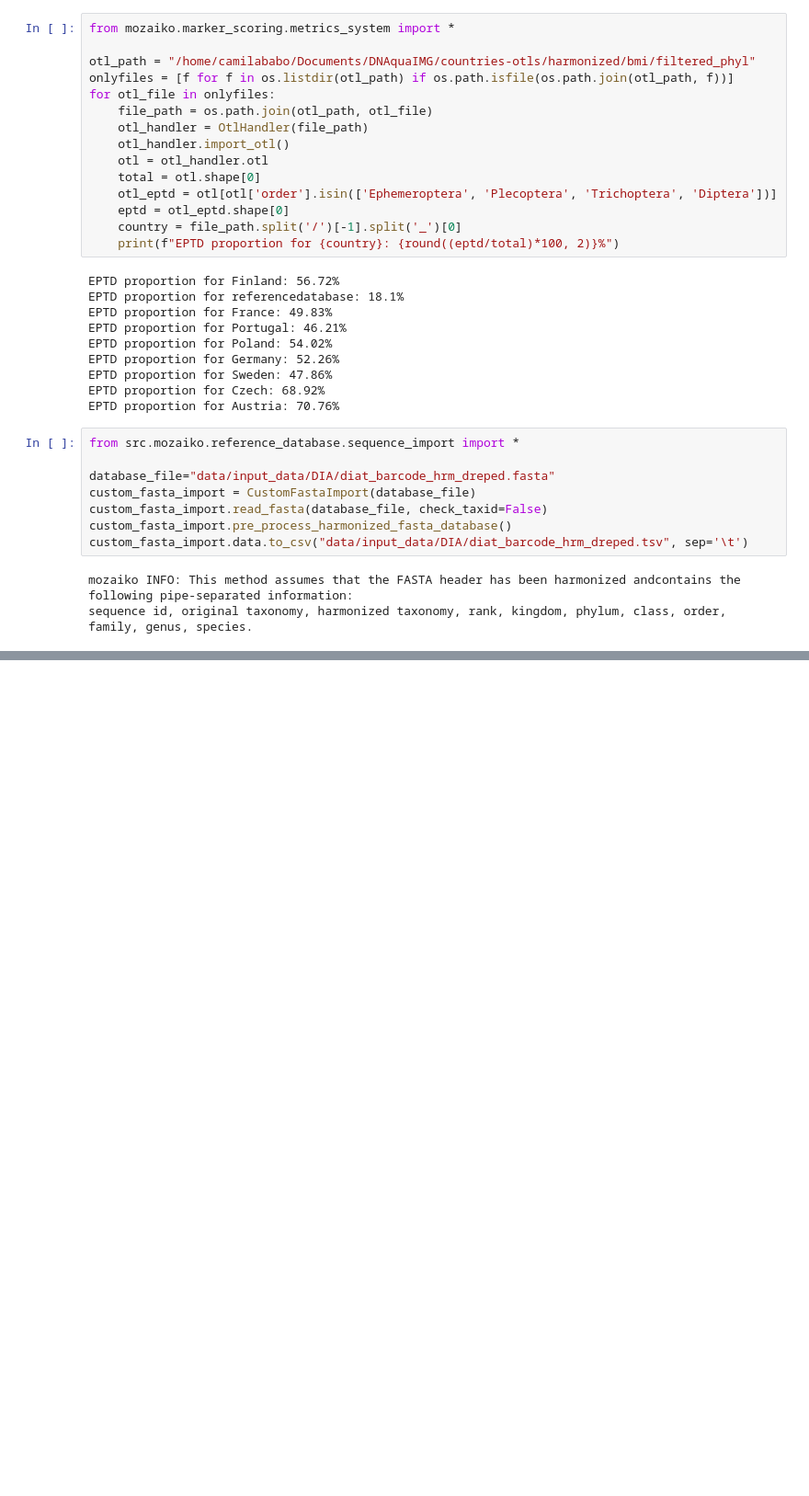
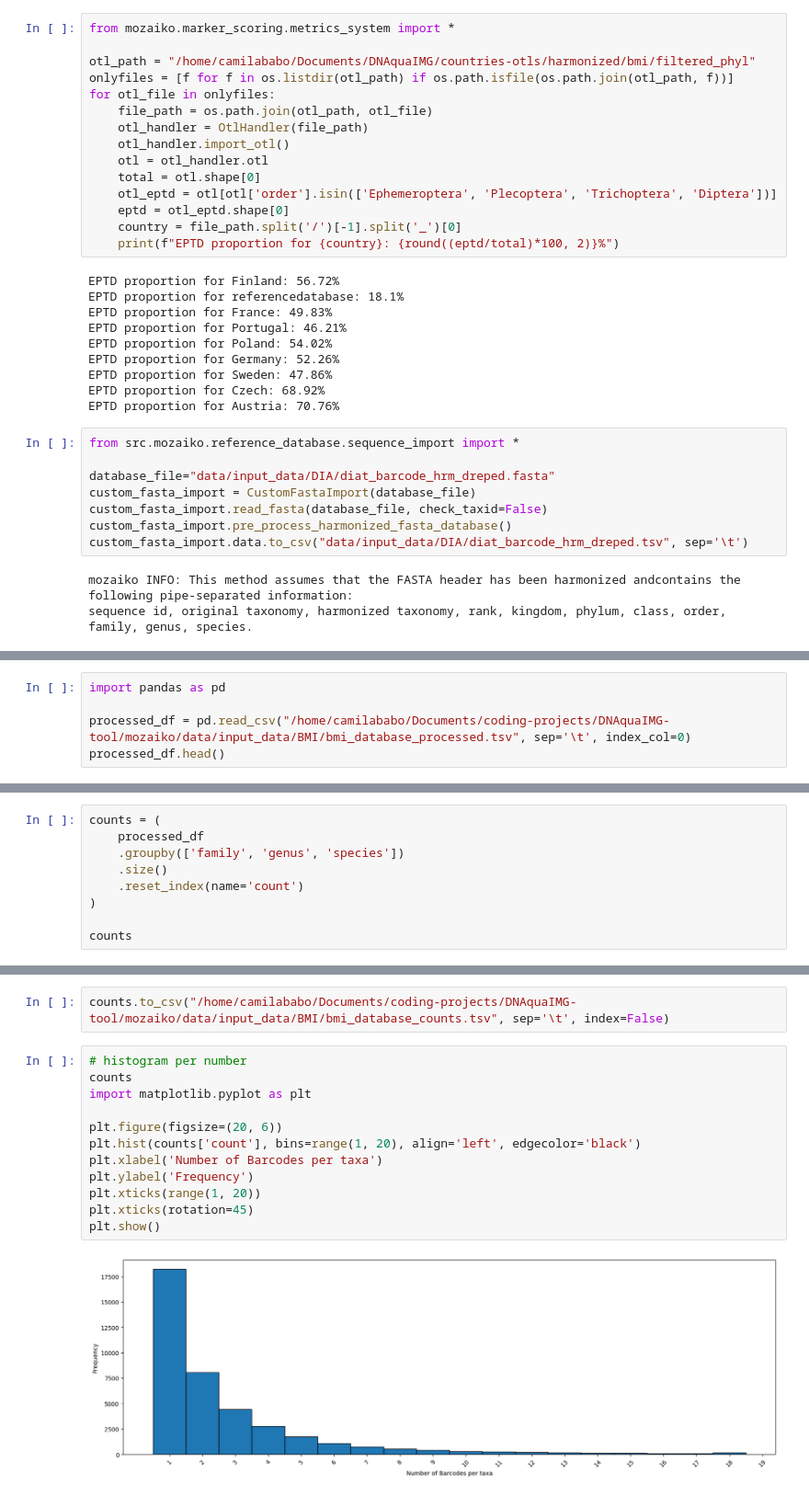
Before and after one commit to CIBIO-BU/mozaiko, a Jupyter notebook: draft.ipynb, the cells around one changed output, grey strips where cells are left out. Shown at 92% size. Saved outputs shown, nothing was run; the diff lists cells and outputs as text; blank space fills up the shorter version.

```diff
--- a/draft.ipynb
+++ b/draft.ipynb
@@ -5382,3 +5382,8 @@ mozaiko INFO: Sequence count tracking file saved to data/output_data/DIA-latest-
 | rbcL_646F_998R | 3766 | 3572 | 3730 | 3572 | 30 | 3760 | ... |
 | rbcL_708F_R3 | 4062 | 3768 | 4019 | 3768 | 34 | 4053 | ... |
 | rbcL_998F_1229R | 3151 | 3064 | 3103 | 3064 | 42 | 3145 | ... |
+# %%
+import pandas as pd
+
+processed_df = pd.read_csv("/home/camilababo/Documents/coding-projects/DNAquaIMG-tool/mozaiko/data/input_data/BMI/bmi_database_processed.tsv", sep='\t', index_col=0)
+processed_df.head()
@@ -5384,0 +5397,9 @@ mozaiko INFO: Sequence count tracking file saved to data/output_data/DIA-latest-
+# %%
+counts = (
+    processed_df
+    .groupby(['family', 'genus', 'species'])
+    .size()
+    .reset_index(name='count')
+)
+
+counts
@@ -5384,0 +5428,16 @@ mozaiko INFO: Sequence count tracking file saved to data/output_data/DIA-latest-
+# %%
+counts.to_csv("/home/camilababo/Documents/coding-projects/DNAquaIMG-tool/mozaiko/data/input_data/BMI/bmi_database_counts.tsv", sep='\t', index=False)
+# %%
+# histogram per number
+counts
+import matplotlib.pyplot as plt
+
+plt.figure(figsize=(20, 6))
+plt.hist(counts['count'], bins=range(1, 20), align='left', edgecolor='black')
+plt.xlabel('Number of Barcodes per taxa')
+plt.ylabel('Frequency')
+plt.xticks(range(1, 20))
+plt.xticks(rotation=45)
+plt.show()
+# %% [output]
+[figure, added]
```
Also changed, not shown: parts of 13 cells of this notebook, 3 other files.
